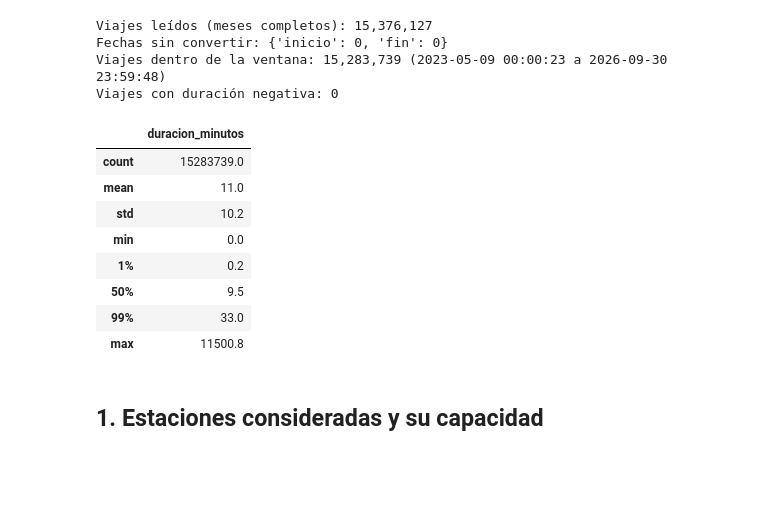
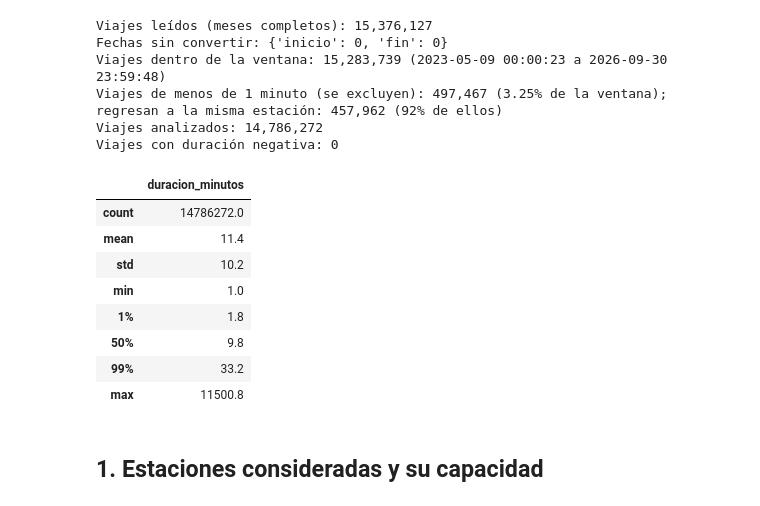
Before and after one commit to DanniHL/TC5061-Proyecto-Equipo52, a Jupyter notebook: notebooks/1.2-rr-p2-exploracion-flujo-neto.ipynb, the cells around one changed output. Cells and saved outputs as stored; diff of their text form; code cells hidden in the pictures; blank space fills up the shorter version.

```diff
--- a/notebooks/1.2-rr-p2-exploracion-flujo-neto.ipynb
+++ b/notebooks/1.2-rr-p2-exploracion-flujo-neto.ipynb
@@ -53,8 +55,12 @@ Archivos en la ventana: 41 (datos_abiertos_2023_05.csv a datos_abiertos_2026_09.
 # Objetivo: leer los viajes de la ventana con sus fechas de inicio y fin y sus estaciones (posiciones 4 a 7).
 # Las fechas vienen en dos formatos (notebook 1.0): AAAA-MM-DD HH:MM:SS y DD/MM/AAAA H:MM. Se prueba el primero
 # y, donde no aplica, el segundo, indicando que el día va primero.
-# Resultado esperado: número de viajes leídos, fechas que no se pudieron convertir (debe ser 0), rango de fechas
-# y resumen de la duración de los viajes en minutos.
+# Regla del equipo: se excluyen los viajes de menos de 1 minuto. No son viajes reales: casi todos salen y regresan a
+# la misma estación (la bicicleta se devuelve de inmediato). Se cuentan antes de quitarlos.
+# Resultado esperado: número de viajes leídos, fechas que no se pudieron convertir (debe ser 0), rango de fechas,
+# viajes de menos de 1 minuto excluidos y resumen de la duración de los viajes analizados en minutos.
+
+DURACION_MINIMA_SEGUNDOS = 60  # acuerdo del equipo
 
 
 def convertir_fechas(texto):
@@ -65,40 +71,50 @@ def convertir_fechas(texto):
 
 
 def leer_viajes(ruta):
     """Lee fechas y estaciones de un archivo mensual, sin columnas personales."""
     datos = pd.read_csv(ruta, usecols=[4, 5, 6, 7], dtype="string", encoding="latin-1")
     datos.columns = ["inicio", "fin", "origen_id", "destino_id"]
     return pd.DataFrame({
         "inicio": convertir_fechas(datos["inicio"]),
         "fin": convertir_fechas(datos["fin"]),
         "origen_id": datos["origen_id"].astype("int32"),
         "destino_id": datos["destino_id"].astype("int32"),
     })
 
 
 viajes = pd.concat([leer_viajes(ruta) for ruta in archivos_ventana], ignore_index=True)
 print(f"Viajes leídos (meses completos): {len(viajes):,}")
 print(f"Fechas sin convertir: {viajes[['inicio', 'fin']].isna().sum().to_dict()}")
 
 viajes = viajes[(viajes["inicio"] >= INICIO_VENTANA) & (viajes["inicio"] < FIN_VENTANA)]
 print(f"Viajes dentro de la ventana: {len(viajes):,} ({viajes['inicio'].min()} a {viajes['inicio'].max()})")
 
+duracion_seg = (viajes["fin"] - viajes["inicio"]).dt.total_seconds()
+cortos = duracion_seg < DURACION_MINIMA_SEGUNDOS
+regresan = cortos & (viajes["origen_id"] == viajes["destino_id"])
+print(f"Viajes de menos de 1 minuto (se excluyen): {cortos.sum():,} ({cortos.mean():.2%} de la ventana); "
+      f"regresan a la misma estación: {regresan.sum():,} ({regresan.sum() / cortos.sum():.0%} de ellos)")
+viajes = viajes[~cortos]
+print(f"Viajes analizados: {len(viajes):,}")
+
 duracion_min = (viajes["fin"] - viajes["inicio"]).dt.total_seconds() / 60
 print(f"Viajes con duración negativa: {(duracion_min < 0).sum():,}")
 duracion_min.describe(percentiles=[0.01, 0.5, 0.99]).round(1).to_frame("duracion_minutos")
 # %% [output]
 Viajes leídos (meses completos): 15,376,127
 Fechas sin convertir: {'inicio': 0, 'fin': 0}
 Viajes dentro de la ventana: 15,283,739 (2023-05-09 00:00:23 a 2026-09-30 23:59:48)
+Viajes de menos de 1 minuto (se excluyen): 497,467 (3.25% de la ventana); regresan a la misma estación: 457,962 (92% de ellos)
+Viajes analizados: 14,786,272
 Viajes con duración negativa: 0
 |  | duracion_minutos |
-| count | 15283739.0 |
-| mean | 11.0 |
+| count | 14786272.0 |
+| mean | 11.4 |
 | std | 10.2 |
-| min | 0.0 |
-| 1% | 0.2 |
-| 50% | 9.5 |
-| 99% | 33.0 |
+| min | 1.0 |
+| 1% | 1.8 |
+| 50% | 9.8 |
+| 99% | 33.2 |
 | max | 11500.8 |
 # %% [markdown]
 ## 1. Estaciones consideradas y su capacidad
```
Also changed, not shown: parts of 9 cells of this notebook, 2 other files.
